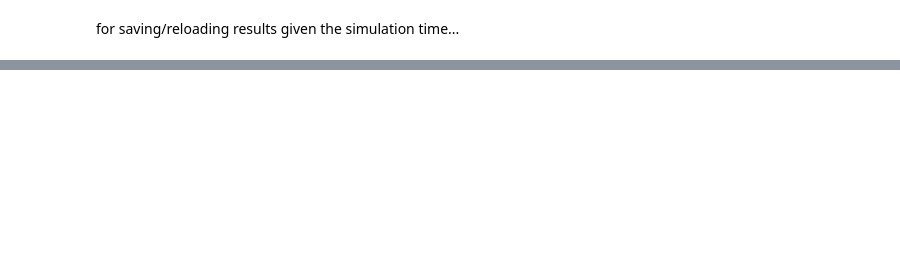
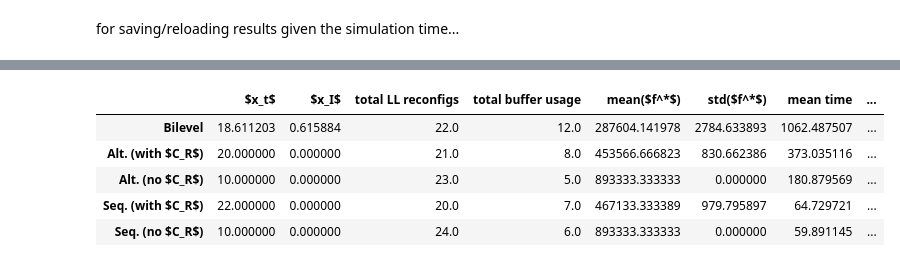
Before and after one commit to DesignEngrLab/resil_opt_examples, a Jupyter notebook: Cooling Tank Problem/Tank Optimization.ipynb, the cells around one changed output, grey strips where cells are left out. Cells and saved outputs as stored; diff of their text form; code cells hidden in the pictures; blank space fills up the shorter version.

```diff
--- a/Cooling Tank Problem/Tank Optimization.ipynb
+++ b/Cooling Tank Problem/Tank Optimization.ipynb
@@ -388,0 +418,3 @@ fhists_bi, fhists_alt_nocr, fhists_alt, fstars_bi, fstars_alt_notcr, fstars_alt,
+# %%
+args = {'seed':seedpop(), 'll_opt':1e6, 'll_optx':[]}
+llx_seq_nocr, rcost, runtime = EA(args=args, popsize=50, mutations=10,numselect=20, crossovers=5, iters=100, xdes = [10,0], verbose="iters")
@@ -388,0 +477,37 @@ fhists_bi, fhists_alt_nocr, fhists_alt, fstars_bi, fstars_alt_notcr, fstars_alt,
+# %%
+conv_time_bi = [thist[-1] for thist in thists_bi]
+conv_time_alt = [thist[-1] for thist in thists_alt]
+conv_time_alt_nocr = [thist[-1] for thist in  thists_alt_nocr]
+conv_time_seq = [thist[1] for thist in thists_alt]
+conv_time_seq_nocr = [thist[1] for thist in  thists_alt_nocr]
+# %%
+reconfigs_bi = len([i for i,arg in enumerate(llargs_bi['ll_optx'][1]) if arg!=0 or llargs_bi['ll_optx'][0][i]!=0])
+buffers_bi = len([i for i,arg in enumerate(llargs_bi['ll_optx'][0]) if arg>0])
+
+reconfigs_alt = len([i for i,arg in enumerate(llargs_alt['ll_optx'][1]) if arg!=0 or llargs_alt['ll_optx'][0][i]!=0])
+buffers_alt = len([i for i,arg in enumerate(llargs_alt['ll_optx'][0]) if arg>0])
+
+reconfigs_alt_nocr= len([i for i,arg in enumerate(llargs_alt_nocr['ll_optx'][1]) if arg!=0 or llargs_alt_nocr['ll_optx'][0][i]!=0])
+buffers_alt_nocr = len([i for i,arg in enumerate(llargs_alt_nocr['ll_optx'][0]) if arg>0])
+
+reconfigs_seq = len([i for i,arg in enumerate(llx_seq[1]) if arg!=0 or llx_seq[0][i]!=0])
+buffers_seq = len([i for i,arg in enumerate(llx_seq[0]) if arg>0])
+
+reconfigs_seq_nocr = len([i for i,arg in enumerate(llx_seq_nocr[1]) if arg!=0 or llx_seq_nocr[0][i]!=0])
+buffers_seq_nocr = len([i for i,arg in enumerate(llx_seq_nocr[0]) if arg>0])
+# %%
+tab = pd.DataFrame(columns = ["$x_t$", "$x_I$", "total LL reconfigs", "total buffer usage", "mean($f^*$)",  "std($f^*$)", "mean time", "std time"])
+tab.loc['Bilevel'] = list(result_bi['x']) +[reconfigs_bi, buffers_bi] +  [np.mean(fstars_bi), np.std(fstars_bi), np.mean(conv_time_bi), np.std(conv_time_bi)]
+tab.loc['Alt. (with $C_R$)'] = list(result_alt['x']) +[reconfigs_alt,buffers_alt] + [np.mean(fstars_alt), np.std(fstars_alt), np.mean(conv_time_alt), np.std(conv_time_alt)]
+tab.loc['Alt. (no $C_R$)'] = list(result_alt_nocr['x']) +[reconfigs_alt_nocr,buffers_alt_nocr] + [np.mean(fstars_alt_nocr), np.std(fstars_alt_nocr), np.mean(conv_time_alt_nocr), np.std(conv_time_alt_nocr)]
+tab.loc['Seq. (with $C_R$)'] = list(xdhist_alt[1]) +[reconfigs_seq,buffers_seq ] + [np.mean(fstars_seq), np.std(fstars_seq), np.mean(conv_time_seq), np.std(conv_time_seq)]
+tab.loc['Seq. (no $C_R$)'] = list(xdhist_alt_nocr[1]) +[reconfigs_seq_nocr,buffers_seq_nocr] + [np.mean(fstars_seq_nocr), np.std(fstars_seq_nocr[1]), np.mean(conv_time_seq_nocr), np.std(conv_time_seq_nocr)]
+# %%
+tab
+# %% [output]
+|  | $x_t$ | $x_I$ | total LL reconfigs | total buffer usage | mean($f^*$) | std($f^*$) | mean time | ... |
+| Bilevel | 18.611203 | 0.615884 | 22.0 | 12.0 | 287604.141978 | 2784.633893 | 1062.487507 | ... |
+| Alt. (with $C_R$) | 20.000000 | 0.000000 | 21.0 | 8.0 | 453566.666823 | 830.662386 | 373.035116 | ... |
+| Alt. (no $C_R$) | 10.000000 | 0.000000 | 23.0 | 5.0 | 893333.333333 | 0.000000 | 180.879569 | ... |
+| Seq. (with $C_R$) | 22.000000 | 0.000000 | 20.0 | 7.0 | 467133.333389 | 979.795897 | 64.729721 | ... |
+| Seq. (no $C_R$) | 10.000000 | 0.000000 | 24.0 | 6.0 | 893333.333333 | 0.000000 | 59.891145 | ... |
```
Also changed, not shown: parts of 12 cells of this notebook, 2 other files.
